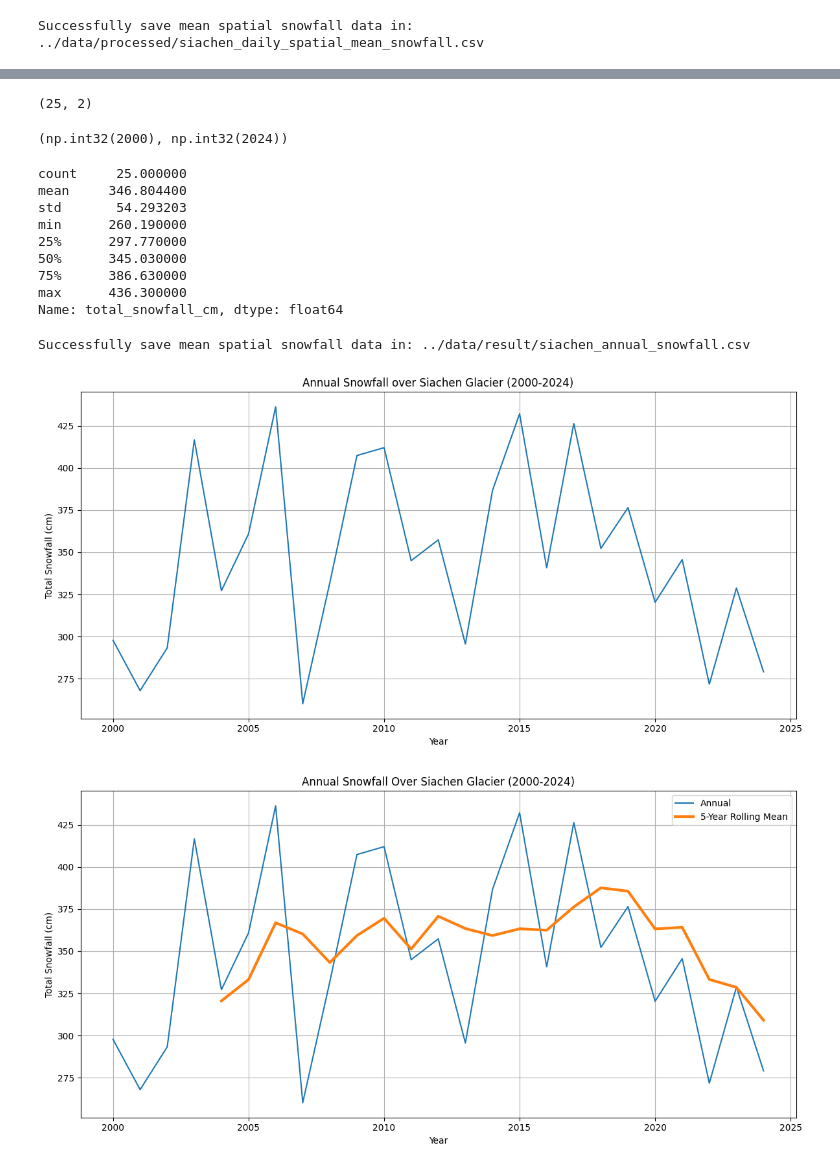
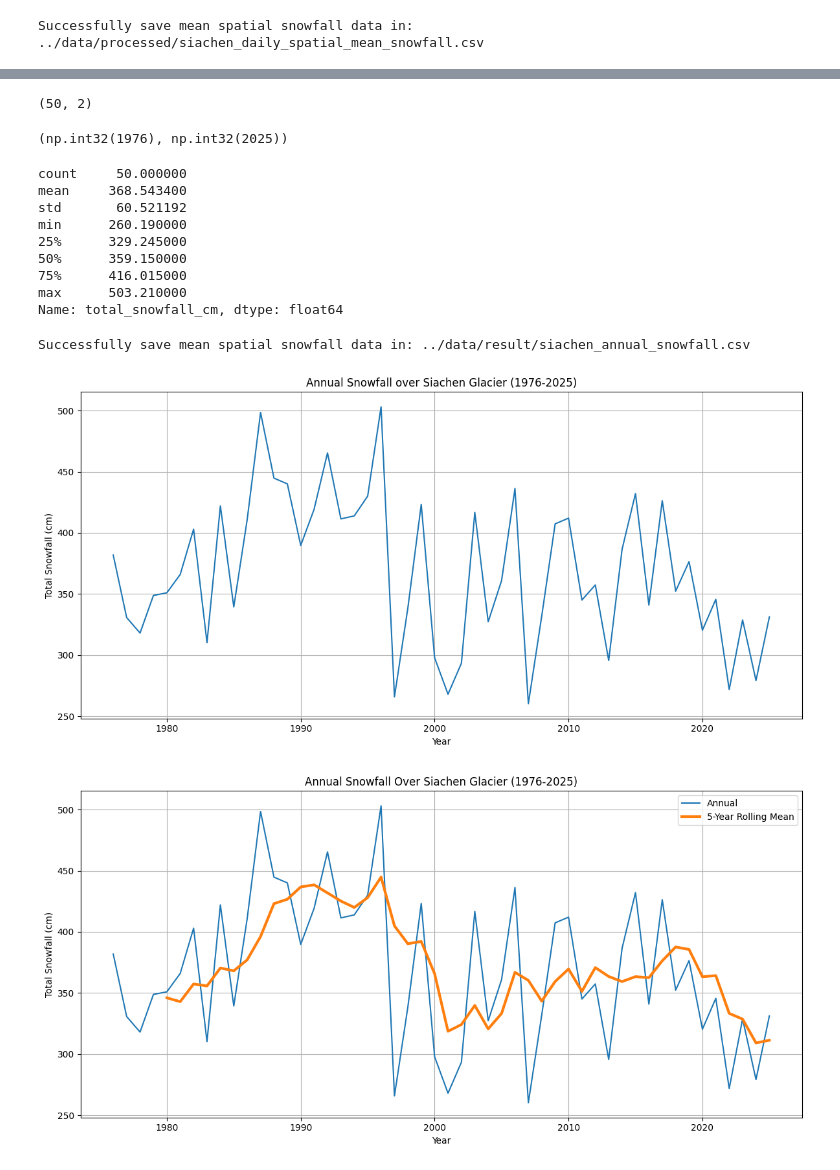
Before and after one commit to impriyanshusah/Siachen-Snowfall-Analysis, a Jupyter notebook: notebooks/analysis.ipynb, the cells around one changed output, grey strips where cells are left out. Saved outputs shown, nothing was run; the diff lists cells and outputs as text; code cells hidden in the pictures.

Commit message:
50 year snowfall analysis done

```diff
--- a/notebooks/analysis.ipynb
+++ b/notebooks/analysis.ipynb
@@ -27,8 +27,8 @@ LAT_MAX = 35.7000
 LON_MIN = 76.7667
 LON_MAX = 77.4167
 
-START_DATE = "2000-01-01"
-END_DATE = "2024-12-31"
+START_DATE = "1976-01-01"
+END_DATE = "2025-12-31"
 
 RAW_DATA_PATH = Path("../data/raw/siachen_snowfall_daily_raw.json")
 # %%
@@ -244,22 +245,22 @@ annual_snowfall = spatial_mean_daily.groupby("year", as_index=False).agg(
 
 annual_snowfall.shape
 # %% [output]
-(25, 2)
+(50, 2)
 # %%
 annual_snowfall["year"].min(), annual_snowfall["year"].max()
 # %% [output]
-(np.int32(2000), np.int32(2024))
+(np.int32(1976), np.int32(2025))
 # %%
 annual_snowfall["total_snowfall_cm"].describe()
 # %% [output]
-count     25.000000
-mean     346.804400
-std       54.293203
+count     50.000000
+mean     368.543400
+std       60.521192
 min      260.190000
-25%      297.770000
-50%      345.030000
-75%      386.630000
-max      436.300000
+25%      329.245000
+50%      359.150000
+75%      416.015000
+max      503.210000
 Name: total_snowfall_cm, dtype: float64
 # %%
 annual_snowfall["total_snowfall_cm"] = annual_snowfall["total_snowfall_cm"].round(2)
@@ -287,14 +288,14 @@ Successfully save mean spatial snowfall data in: ../data/result/siachen_annual_s
 plt.figure(figsize=(12, 6))
 plt.plot(annual_snowfall["year"], annual_snowfall["total_snowfall_cm"])
 
-plt.title("Annual Snowfall over Siachen Glacier (2000-2024)")
+plt.title("Annual Snowfall over Siachen Glacier (1976-2025)")
 plt.xlabel("Year")
 plt.ylabel("Total Snowfall (cm)")
 plt.grid(True)
 plt.tight_layout()
 plt.show()
 # %% [output]
-[figure, old version]
+[figure, new version]
 # %%
 # 5 year rolling mean
 
@@ -304,23 +305,23 @@ annual_snowfall["rolling_5yr_mean"] = (
 # %%
 # plotting annual snowfall with 5 year rolling mean
 
 plt.figure(figsize=(12, 6))
 
 plt.plot(annual_snowfall["year"], annual_snowfall["total_snowfall_cm"], label="Annual")
 
 plt.plot(
     annual_snowfall["year"],
     annual_snowfall["rolling_5yr_mean"],
     linewidth=3,
     label="5-Year Rolling Mean",
 )
 
-plt.title("Annual Snowfall Over Siachen Glacier (2000-2024)")
+plt.title("Annual Snowfall Over Siachen Glacier (1976-2025)")
 plt.xlabel("Year")
 plt.ylabel("Total Snowfall (cm)")
 plt.legend()
 plt.grid(True)
 plt.tight_layout()
 plt.show()
 # %% [output]
-[figure, old version]
+[figure, new version]
```
Also changed, not shown: parts of 15 cells of this notebook, 4 other files.
